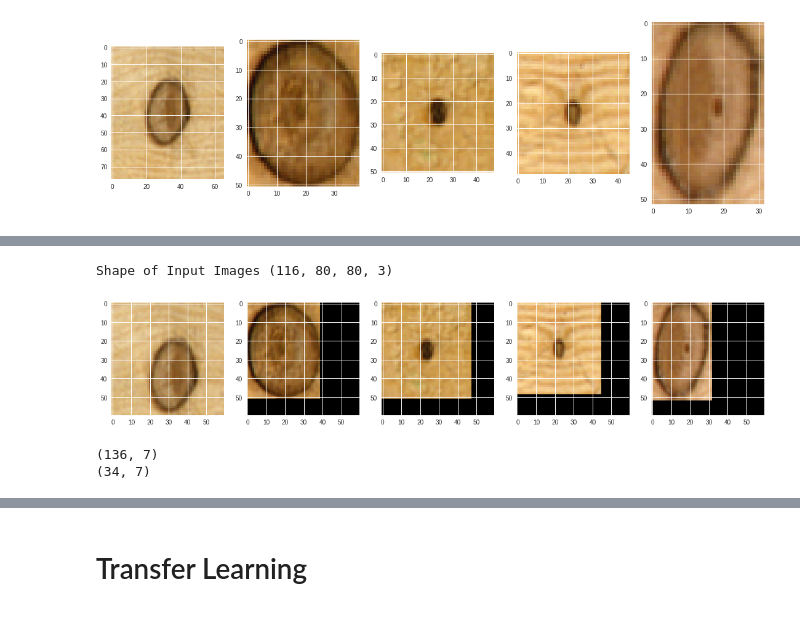
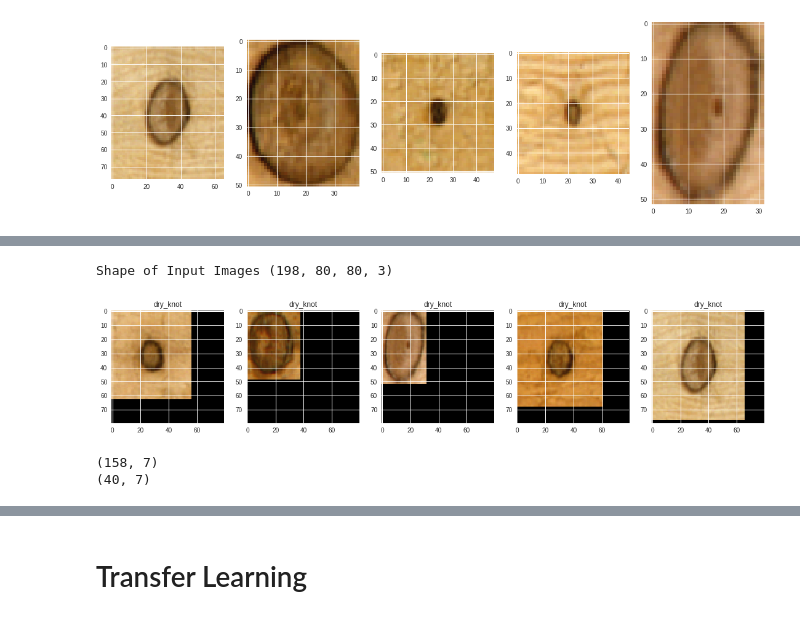
Before and after one commit to ankitbit/Deep_Learning, a Jupyter notebook: Personal Projects/Wood_Knot_Clasification_Problem.ipynb, the cells around one changed output, grey strips where cells are left out. Drawn from its saved outputs; the diff is of its cells as text; code cells hidden in the pictures.

```diff
--- a/Personal Projects/Wood_Knot_Clasification_Problem.ipynb
+++ b/Personal Projects/Wood_Knot_Clasification_Problem.ipynb
@@ -93,10 +93,12 @@ for i in range(1, columns*rows +1):
 # %%
 # reading the labels and creating a list of filenames to read to avoid imbalance
 
-label_information = pd.read_csv('/content/names/names.txt', sep=" ", header=None)
+label_information = pd.read_csv('/content/names/names.txt', sep=" ",
+                                header=None)
 labels = label_information[1]
 labels = np.array(labels)
 class_names = ['dry_knot', 'encased_knot', 'leaf_knot', 'edge_knot',
               'sound_knot', 'horn_knot', 'decayed_knot']
 label_information = label_information.drop([2], axis=1)
 label_information.columns = ['filenames', 'label']
+label_information.groupby(['label']).size()
@@ -116,10 +116,11 @@ dtype: int64
 # Always run the previous code segment when re-running this code segment
 imgs = []
 imgs_label = []
+filenames = [] #
 path = '/content'
 
 for index, row in label_information.iterrows():
-  if class_counts[row['label']]<= 16:
+  if class_counts[row['label']]<= 30:
     with open(row['filenames'], 'r+b') as f:
       with Image.open(f) as image:
         old_size = image.size
@@ -130,6 +131,7 @@ for index, row in label_information.iterrows():
       img = imread(row['filenames'])
       imgs.append(img)
       imgs_label.append(row['label'])
+      filenames.append(row['filenames'])
     class_counts[row['label']]+= 1
   else:
     continue
@@ -138,25 +140,25 @@ imgs = np.array(imgs)
 imgs = imgs/255
 print('Shape of Input Images',imgs.shape)
 # %% [output]
-Shape of Input Images (116, 80, 80, 3)
+Shape of Input Images (198, 80, 80, 3)
 # %%
 
 # Visualize resized images
 import matplotlib.pyplot as plt
 import matplotlib.image as mpimg
 
-path =['/content/knot0005.ppm','/content/knot0017.ppm','/content/knot0011.ppm',
-       '/content/knot0007.ppm', '/content/knot0003.ppm']
-fig=plt.figure(figsize=(19,19))
+path= [filenames[0], filenames[1], filenames[2], filenames[3], filenames[4]]
+fig = plt.figure(figsize=(19,19))
 columns = 5
 rows = 1
 
 for i in range(1, columns*rows +1):
     img = imread(path[i-1])
     fig.add_subplot(rows, columns, i)
     plt.imshow(img)
+    plt.title(imgs_label[i])
 # %% [output]
-[figure, old version]
+[figure, new version]
 # %%
 
 from sklearn.preprocessing import LabelBinarizer
@@ -166,8 +168,8 @@ Y_train, Y_test = train_test_split(label_binary, test_size=0.2, random_state=42)
 print(Y_train.shape)
 print(Y_test.shape)
 # %% [output]
-(136, 7)
-(34, 7)
+(158, 7)
+(40, 7)
 # %%
 # creating training and test set of images
 X_train, X_test = train_test_split(imgs, test_size=0.2, random_state=42)
```
Also changed, not shown: parts of 25 cells of this notebook.
